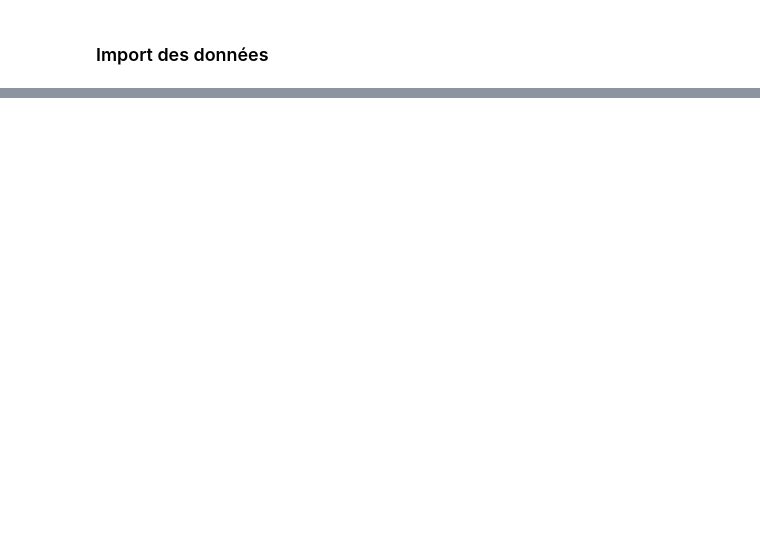
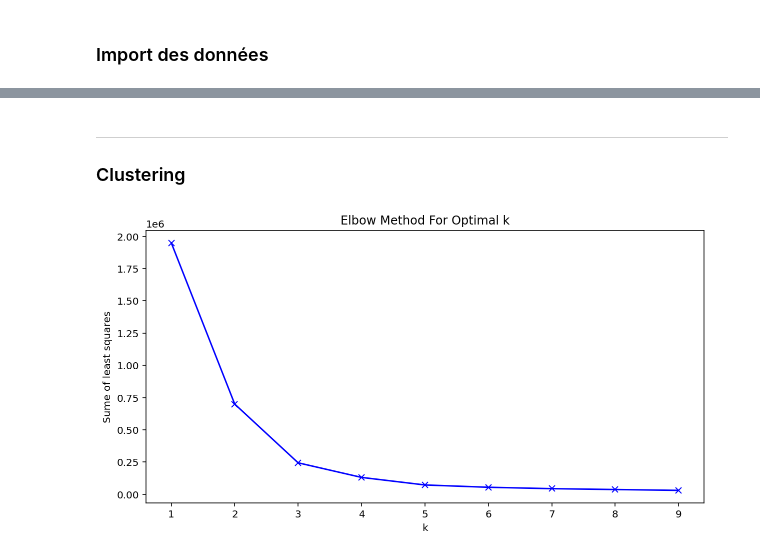
Before and after one commit to theoprovost/categorisation_client, a Jupyter notebook: P03_rapport.ipynb, the cells around one changed output, grey strips where cells are left out. Cells and saved outputs as stored; diff of their text form; code cells hidden in the pictures; blank space fills up the shorter version.

```diff
--- a/P03_rapport.ipynb
+++ b/P03_rapport.ipynb
@@ -24,0 +221,22 @@ customers = pd.read_csv('./data/')
+# %% [markdown]
+----
+### Clustering
+# %%
+from sklearn.cluster import KMeans
+
+sum_least_squares = []
+K = range(1, 10)
+
+for k in K:
+    km = KMeans(n_clusters=k)
+    km = km.fit(scaled_data)
+    sum_least_squares.append(km.inertia_)
+
+plt.figure(figsize=(10, 5))
+plt.plot(K, sum_least_squares, 'bx-')
+plt.xlabel('k')
+plt.ylabel('Sume of least squares')
+plt.title('Elbow Method For Optimal k')
+plt.show()
+# %% [output]
+[figure, added]
```
Also changed, not shown: parts of 22 cells of this notebook.
